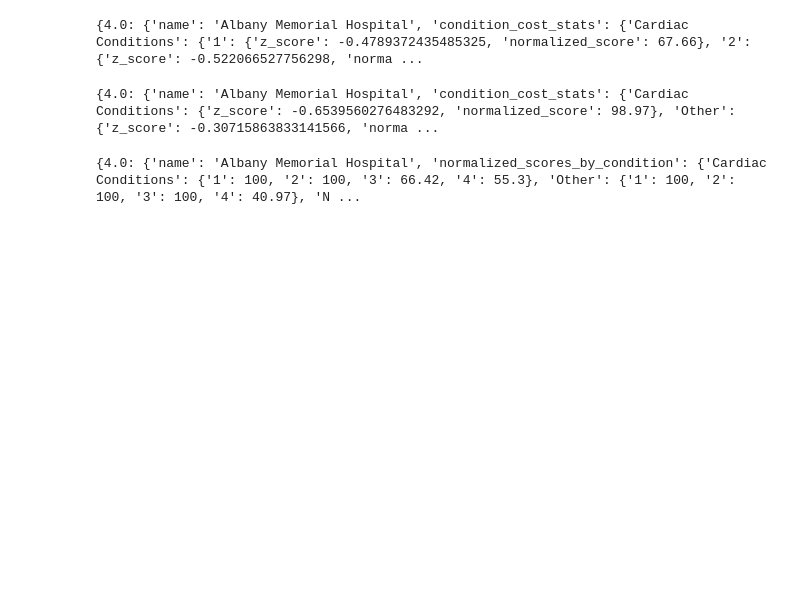
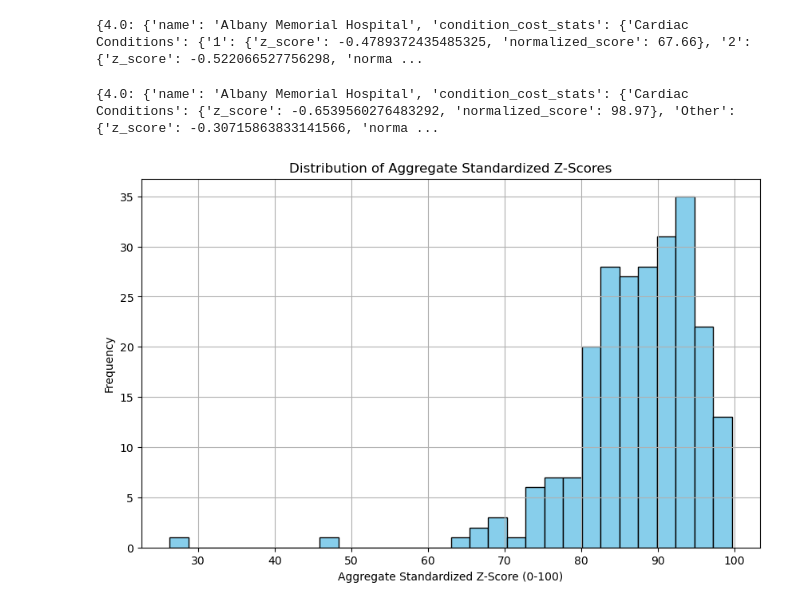
Before and after one commit to nikaslukyanov/Fair-Health-Finder, a Jupyter notebook: cost_analysis.ipynb, the cells around one changed output. Saved outputs shown, nothing was run; the diff lists cells and outputs as text; code cells hidden in the pictures; blank space fills up the shorter version.

Commit message:
aggregate cost

```diff
--- a/cost_analysis.ipynb
+++ b/cost_analysis.ipynb
@@ -309,6 +309,9 @@ def create_z_score_list_by_category(df):
 
             hospitals_z_scores[facility_id]['z_scores_by_condition'][condition] = {}
 
+            z_scores_for_condition = []
+
+            # For each severity, calculate the z-score
             for severity in ['1', '2', '3', '4']:
                 severity_data = condition_data[
                     condition_data['APR Severity of Illness Code'] == int(severity)
@@ -321,9 +324,15 @@ def create_z_score_list_by_category(df):
                     # Calculate z-score
                     z_score = (median_cost - stats['mean']) / stats['std'] if stats['std'] != 0 else 0
 
+                    z_scores_for_condition.append(z_score)
                     hospitals_z_scores[facility_id]['z_scores_by_condition'][condition][severity] = z_score
                 else:
                     hospitals_z_scores[facility_id]['z_scores_by_condition'][condition][severity] = None
+
+            # Calculate the average z-score for the condition
+            if z_scores_for_condition:
+                average_z_score = np.mean(z_scores_for_condition)
+                hospitals_z_scores[facility_id]['z_scores_by_condition'][condition]['average_z_score'] = average_z_score
 
     return hospitals_z_scores
 
@@ -337,49 +346,72 @@ def rank_hospitals_by_category(hospital_z_scores):
     for facility_id, hospital_data in hospital_z_scores.items():
         ranked_hospitals[facility_id] = {
             'name': hospital_data['name'],
             'normalized_scores_by_condition': {},
             'aggregate_normalized_score': None  # To store the final aggregate score
         }
 
         all_normalized_scores = []
 
         for condition, condition_data in hospital_data['z_scores_by_condition'].items():
-            # Extract all z-scores for the current condition
-            z_scores = {severity: score for severity, score in condition_data.items() if score is not None}
+            # Get the average z-score for the condition
+            hospital_z_score = condition_data['average_z_score']
 
-            if z_scores:
-                # Calculate the avg z-score for the condition category
-                avg_z_score = np.mean(list(z_scores.values()))
-                min_z_score = min(z_scores.values())
-                max_z_score = max(z_scores.values())
+            # Get the z-scores for the same condition across all hospitals
+            z_scores_for_condition = []
+            for other_facility_id, other_hospital_data in hospital_z_scores.items():
+                if condition in other_hospital_data['z_scores_by_condition']:
+                    other_z_score = other_hospital_data['z_scores_by_condition'][condition].get('average_z_score', None)
+                    if other_z_score is not None:
+                        z_scores_for_condition.append(other_z_score)
 
-                # Normalize the z-scores to 0-100 for the current condition
-                normalized_scores = {}
-                for severity, z_score in z_scores.items():
-                    # Normalize using the formula
-                    normalized_score = max(0, min(100, 100 - ((z_score - avg_z_score) / (max_z_score - min_z_score) * 100)))
-                    normalized_scores[severity] = round(normalized_score, 2)
+            # Calculate the min and max z-scores for normalization
+            min_z_score = min(z_scores_for_condition)
+            max_z_score = max(z_scores_for_condition)
 
-                ranked_hospitals[facility_id]['normalized_scores_by_condition'][condition] = normalized_scores
+            # Normalize the z-score for the current hospital for this condition
+            if max_z_score != min_z_score:
+                normalized_z_score = max(0, min(100, 100 - ((hospital_z_score - min_z_score) / (max_z_score - min_z_score) * 100)))
+            else:
+                normalized_z_score = 100  # If all z-scores are equal, give full score (100)
 
-                # Add the average of the normalized scores for this condition to the list
-                condition_avg_normalized_score = np.mean(list(normalized_scores.values()))
-                all_normalized_scores.append(condition_avg_normalized_score)
+            ranked_hospitals[facility_id]['normalized_scores_by_condition'][condition] = normalized_z_score
+
+            # Add the normalized score to the list for aggregate calculation
+            all_normalized_scores.append(normalized_z_score)
 
         # Calculate the overall aggregate normalized score for the hospital
         if all_normalized_scores:
             aggregate_normalized_score = np.mean(all_normalized_scores)
             ranked_hospitals[facility_id]['aggregate_normalized_score'] = round(aggregate_normalized_score, 2)
 
     return ranked_hospitals
 
 # Rank hospitals by their normalized z-scores and calculate the aggregate score
 ranked_hospitals = rank_hospitals_by_category(hospital_z_scores)
 
 # Optionally, save the rankings to a JSON file
 with open('hospital_rankings_by_category.json', 'w') as f:
     json.dump(ranked_hospitals, f, indent=2)
 
-print(ranked_hospitals)
+def plot_aggregate_standardized_z_scores(ranked_hospitals):
+    # Collect all aggregate normalized scores for the histogram
+    all_aggregate_scores = []
+
+    for facility_id, hospital_data in ranked_hospitals.items():
+        aggregate_score = hospital_data.get('aggregate_normalized_score', None)
+        if aggregate_score is not None:
+            all_aggregate_scores.append(aggregate_score)
+
+    # Plot the histogram of aggregate normalized z-scores
+    plt.figure(figsize=(10, 6))
+    plt.hist(all_aggregate_scores, bins=30, color='skyblue', edgecolor='black')
+    plt.title('Distribution of Aggregate Standardized Z-Scores')
+    plt.xlabel('Aggregate Standardized Z-Score (0-100)')
+    plt.ylabel('Frequency')
+    plt.grid(True)
+    plt.show()
+
+# Plot the histogram of all aggregate standardized z-scores
+plot_aggregate_standardized_z_scores(ranked_hospitals)
 # %% [output]
-{4.0: {'name': 'Albany Memorial Hospital', 'normalized_scores_by_condition': {'Cardiac Conditions': {'1': 100, '2': 100, '3': 66.42, '4': 55.3}, 'Other': {'1': 100, '2': 100, '3': 100, '4': 40.97}, 'N ...
+[figure, added]
```
Also changed, not shown: parts of 2 cells of this notebook.
